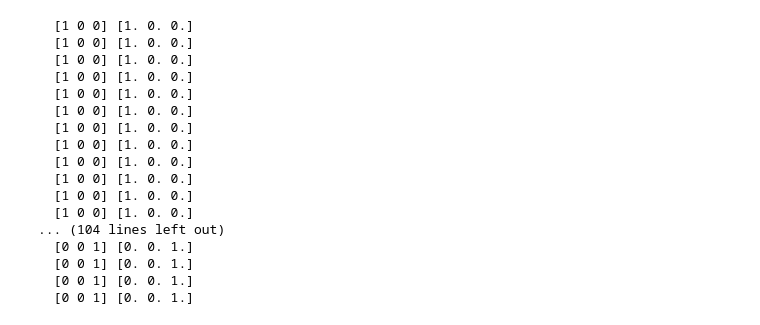
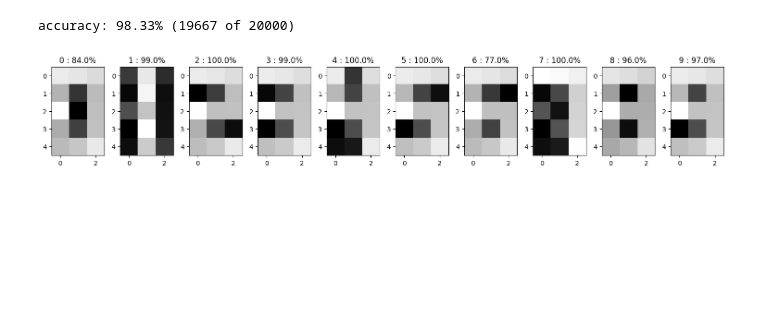
Before and after one commit to rayxxxxxxx/machine-learning, a Jupyter notebook: perceptron/basic/hidden_layer_perceptron.ipynb, the cells around one changed output. Cells and saved outputs as stored; diff of their text form; code cells hidden in the pictures; blank space fills up the shorter version.

Commit message:
upd models

```diff
--- a/perceptron/basic/hidden_layer_perceptron.ipynb
+++ b/perceptron/basic/hidden_layer_perceptron.ipynb
@@ -185,22 +188,36 @@ accuracy:  0.95
-# %%
-for x,y in zip(xTest, yTest):
-    yPred = model.predict(x)
-    print('X' if np.argmax(y) != np.argmax(yPred) else ' ', y, yPred.round(2))
-# %% [output]
-  [1 0 0] [1. 0. 0.]
-  [1 0 0] [1. 0. 0.]
-  [1 0 0] [1. 0. 0.]
-  [1 0 0] [1. 0. 0.]
-  [1 0 0] [1. 0. 0.]
-  [1 0 0] [1. 0. 0.]
-  [1 0 0] [1. 0. 0.]
-  [1 0 0] [1. 0. 0.]
-  [1 0 0] [1. 0. 0.]
-  [1 0 0] [1. 0. 0.]
-  [1 0 0] [1. 0. 0.]
-  [1 0 0] [1. 0. 0.]
-... (104 lines left out)
-  [0 0 1] [0. 0. 1.]
-  [0 0 1] [0. 0. 1.]
-  [0 0 1] [0. 0. 1.]
-  [0 0 1] [0. 0. 1.]
+# %%
+n_samples = 20000
+noise_size = 0.5
+
+TP_count = 0
+
+for i in range(n_samples):
+    j = i%10
+    x = nums_mtrx[j] + np.random.uniform(0, noise_size, 15)
+    yPred = model.predict(x)
+    TP_count += 1 if j == np.argmax(yPred) else 0
+
+print(f"accuracy: {round(TP_count/n_samples*100, 2)}% ({TP_count} of {n_samples})")
+# %% [output]
+accuracy: 98.33% (19667 of 20000)
+# %%
+noise_size = 0.5
+x_noised = nums_mtrx + np.random.uniform(0, noise_size, 15)
+
+yPred = list([model.predict(xi) for xi in x_noised])
+
+fig, axes = plt.subplots(nrows=1, ncols=10)
+
+fig.set_dpi(100)
+fig.set_figwidth(15)
+fig.set_figheight(5)
+
+for i, ax in enumerate(axes.ravel()):
+    ax.imshow(x_noised[i].reshape((5,3)),  cmap='binary_r')
+    j = np.argmax(yPred[i])
+    ax.set_title(f"{j} : {(yPred[i][j]*100).round()}%")
+
+plt.tight_layout()
+plt.show()
+# %% [output]
+[figure, added]
```
Also changed, not shown: parts of 9 cells of this notebook, 14 other files.
